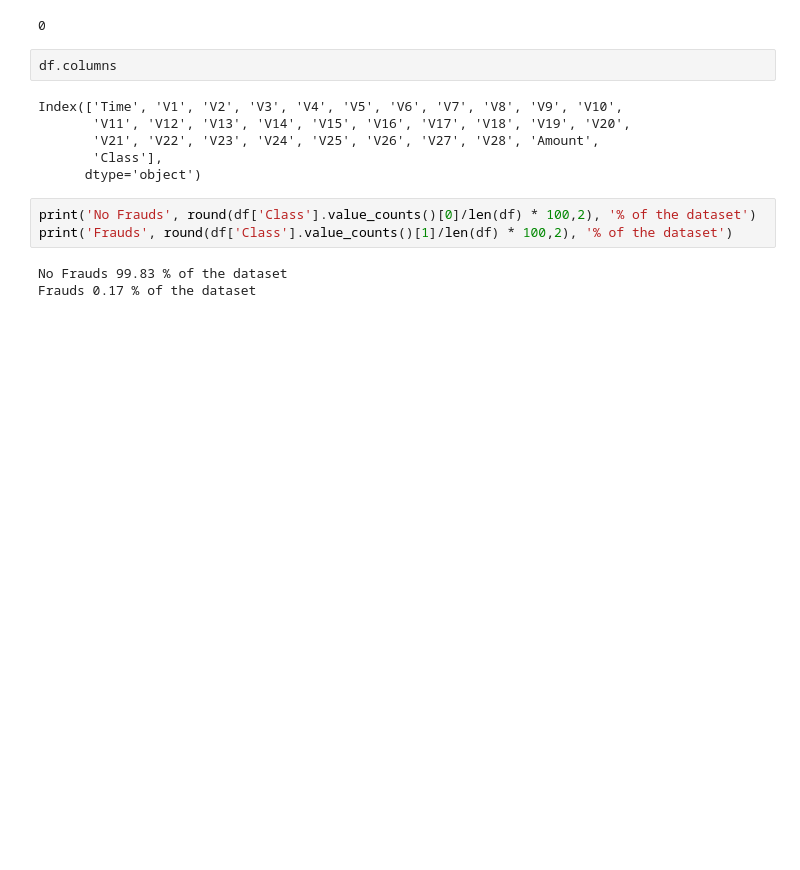
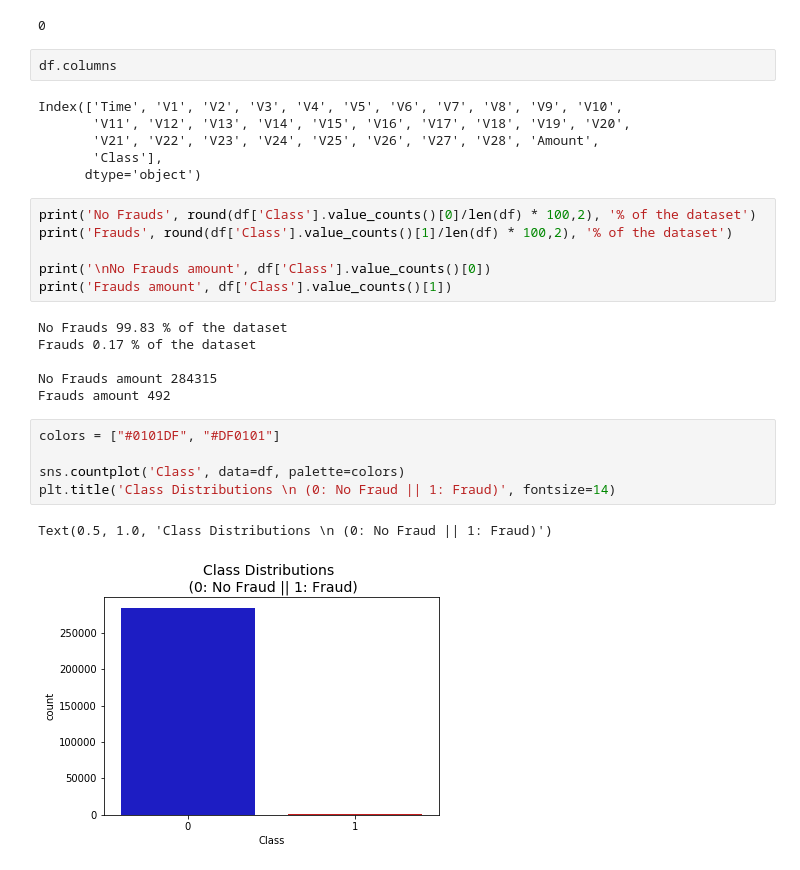
Before and after one commit to lepchenkov/Fraud_detection_case_study, a Jupyter notebook: Exploring_imbalanced_dataset.ipynb, the cells around one changed output. Saved outputs shown, nothing was run; the diff lists cells and outputs as text; blank space fills up the shorter version.

```diff
--- a/Exploring_imbalanced_dataset.ipynb
+++ b/Exploring_imbalanced_dataset.ipynb
@@ -29,6 +31,20 @@ Index(['Time', 'V1', 'V2', 'V3', 'V4', 'V5', 'V6', 'V7', 'V8', 'V9', 'V10',
 # %%
 print('No Frauds', round(df['Class'].value_counts()[0]/len(df) * 100,2), '% of the dataset')
 print('Frauds', round(df['Class'].value_counts()[1]/len(df) * 100,2), '% of the dataset')
+
+print('\nNo Frauds amount', df['Class'].value_counts()[0])
+print('Frauds amount', df['Class'].value_counts()[1])
 # %% [output]
 No Frauds 99.83 % of the dataset
 Frauds 0.17 % of the dataset
+
+No Frauds amount 284315
+Frauds amount 492
+# %%
+colors = ["#0101DF", "#DF0101"]
+
+sns.countplot('Class', data=df, palette=colors)
+plt.title('Class Distributions \n (0: No Fraud || 1: Fraud)', fontsize=14)
+# %% [output]
+Text(0.5, 1.0, 'Class Distributions \n (0: No Fraud || 1: Fraud)')
+[figure, added]
```
Also changed, not shown: parts of 6 cells of this notebook.
